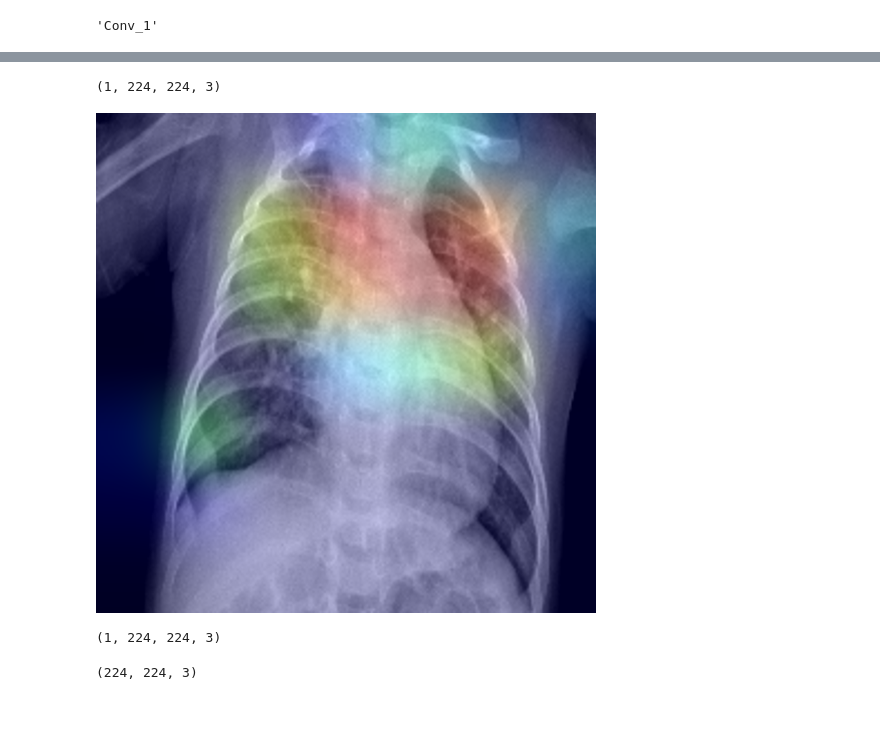
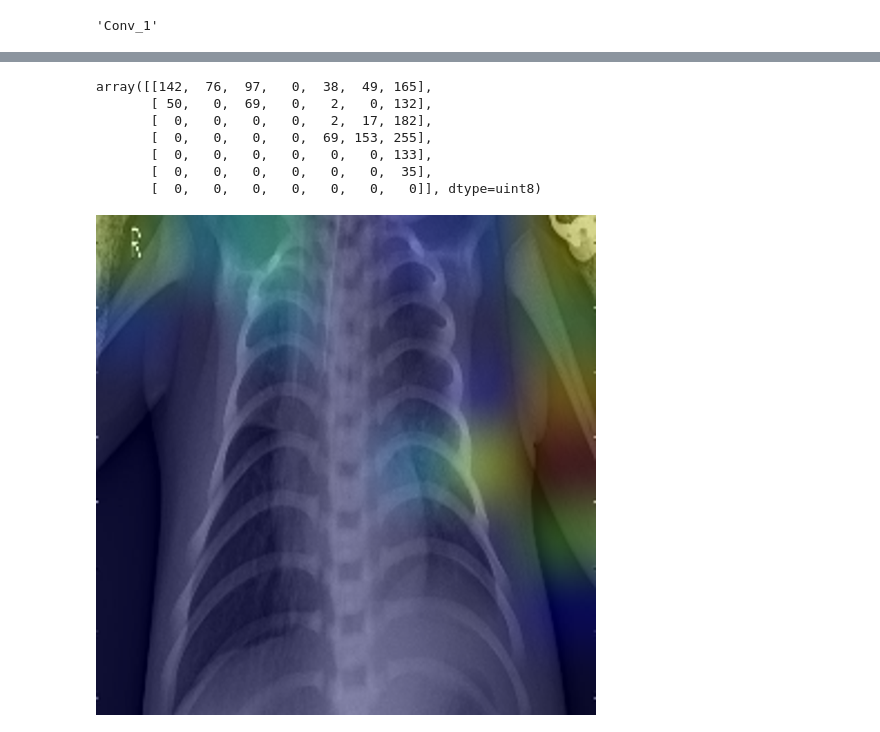
Before and after one commit to angussaw/Explainable-Neural-Networks, a Jupyter notebook: training.ipynb, the cells around one changed output, grey strips where cells are left out. Drawn from its saved outputs; the diff is of its cells as text; code cells hidden in the pictures.

Commit message:
Edits to generate_gradcam_visualizations

```diff
--- a/training.ipynb
+++ b/training.ipynb
@@ -119,7 +119,7 @@ pooling = tf.keras.layers.GlobalMaxPooling2D()(base_model.layers[-1].output)
 dropout = tf.keras.layers.Dropout(0.2)(pooling)
 
 dense_output = dropout
-for i in range(3):
+for i in range(2):
     dense_output =  tf.keras.layers.Dense(8, activation="relu")(dense_output)
 
 
@@ -149,7 +149,7 @@ model.compile(loss=tf.keras.losses.BinaryCrossentropy(from_logits=False),
               optimizer=tf.keras.optimizers.Adam(),
               metrics=['accuracy','Precision','Recall','AUC'])
 # %%
-n_epochs=5
+n_epochs=8
 history = model.fit(training_dataset,
                     epochs=n_epochs,
                     validation_data=validation_dataset)
@@ -218,7 +227,7 @@ img_arrays = []
 predictions = np.array([])
 labels =  np.array([])
 for x, y in test_dataset:
-  img_arrays.append(x)
+  img_arrays = img_arrays + tf.unstack(x)
   prediction_prob = model.predict(x).flatten()
   predictions = np.concatenate([predictions, tf.where(prediction_prob < 0.5, 0, 1)])
   labels = np.concatenate([labels, y.numpy()])
@@ -262,7 +376,7 @@ def make_gradcam_heatmap(img_array, model, last_conv_layer_name, pred_index=None
     # Then, we compute the gradient of the top predicted class for our input image
     # with respect to the activations of the last conv layer
     with tf.GradientTape(persistent=True) as tape:
-        last_conv_layer_output, preds = grad_model(img_array)
+        last_conv_layer_output, preds = grad_model(img_array, training=False)
         if pred_index is None:
             pred_index = tf.argmax(preds[0])
         class_channel = preds[:, pred_index]
@@ -307,11 +407,17 @@ print(prediction_prob, prediction, label)
 # %%
+import matplotlib.cm as cm
 
-img_tensor = img_array
-img_tensor = np.expand_dims(img_tensor, axis=0)
+img_array = img_arrays[0][0]
+img_tensor = np.expand_dims(img_array, axis=0)
 
 heatmap = make_gradcam_heatmap(img_tensor, model, last_conv_layer_name)
 heatmap = np.uint8(255 * heatmap)
-
-img_tensor.shape
+heatmap
 # %% [output]
-(1, 224, 224, 3)
+array([[142,  76,  97,   0,  38,  49, 165],
+       [ 50,   0,  69,   0,   2,   0, 132],
+       [  0,   0,   0,   0,   2,  17, 182],
+       [  0,   0,   0,   0,  69, 153, 255],
+       [  0,   0,   0,   0,   0,   0, 133],
+       [  0,   0,   0,   0,   0,   0,  35],
+       [  0,   0,   0,   0,   0,   0,   0]], dtype=uint8)
@@ -323,30 +424,30 @@ img_array_resized = tf.keras.preprocessing.image.img_to_array(img_array_resized)
 # %%
-import matplotlib.cm as cm
-# Use jet colormap to colorize heatmap
+img_array = img_arrays[0][0]
+img_tensor = np.expand_dims(img_array, axis=0)
+heatmap = make_gradcam_heatmap(img_tensor, model, last_conv_layer_name)
+heatmap = np.uint8(255 * heatmap)
+heatmap
+
+# Create an image with RGB colorized heatmap
+img_array_resized = tf.keras.preprocessing.image.array_to_img(img_array)
+img_array_resized = img_array_resized.resize((500, 500))
+img_array_resized = tf.keras.preprocessing.image.img_to_array(img_array_resized)
+
+
 jet = cm.get_cmap("jet")
-
 # Use RGB values of the colormap
 jet_colors = jet(np.arange(256))[:, :3]
 jet_heatmap = jet_colors[heatmap]
 
 # Create an image with RGB colorized heatmap
 jet_heatmap = tf.keras.preprocessing.image.array_to_img(jet_heatmap)
-jet_heatmap = jet_heatmap.resize((img_array_resized.shape[1], img_array_resized.shape[0]))
+jet_heatmap = jet_heatmap.resize((img_array_resized.shape[0], img_array_resized.shape[1]))
 jet_heatmap = tf.keras.preprocessing.image.img_to_array(jet_heatmap)
 
 # Superimpose the heatmap on original image
 superimposed_img = jet_heatmap * 0.4 + img_array_resized
 superimposed_img = tf.keras.preprocessing.image.array_to_img(superimposed_img)
 superimposed_img
 # %% [output]
-[figure, old version]
+[figure, new version]
-# %%
-img_array = np.expand_dims(img_arrays[0][0], axis=0)
-img_array.shape
-# %% [output]
-(1, 224, 224, 3)
-# %%
-np.squeeze(img_array).shape
-# %% [output]
-(224, 224, 3)
 # %%
```
Also changed, not shown: parts of 24 cells of this notebook, 3 other files.
